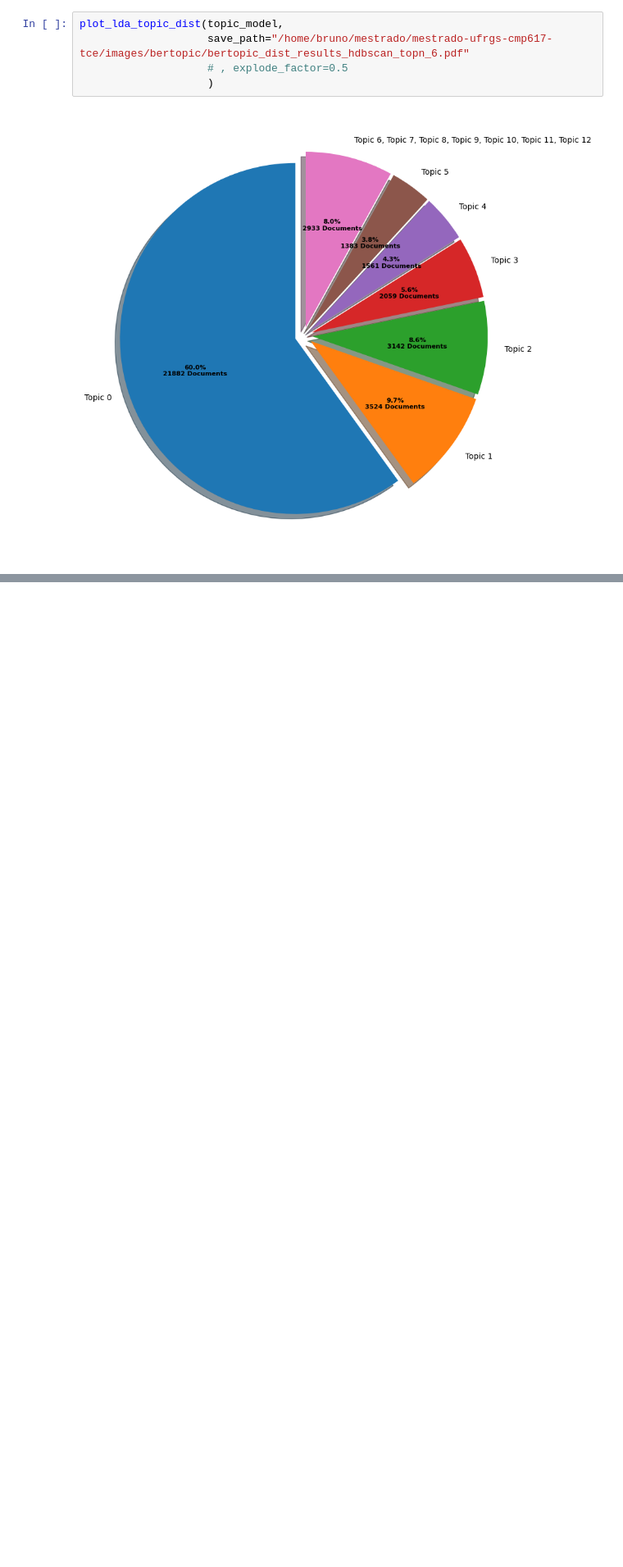
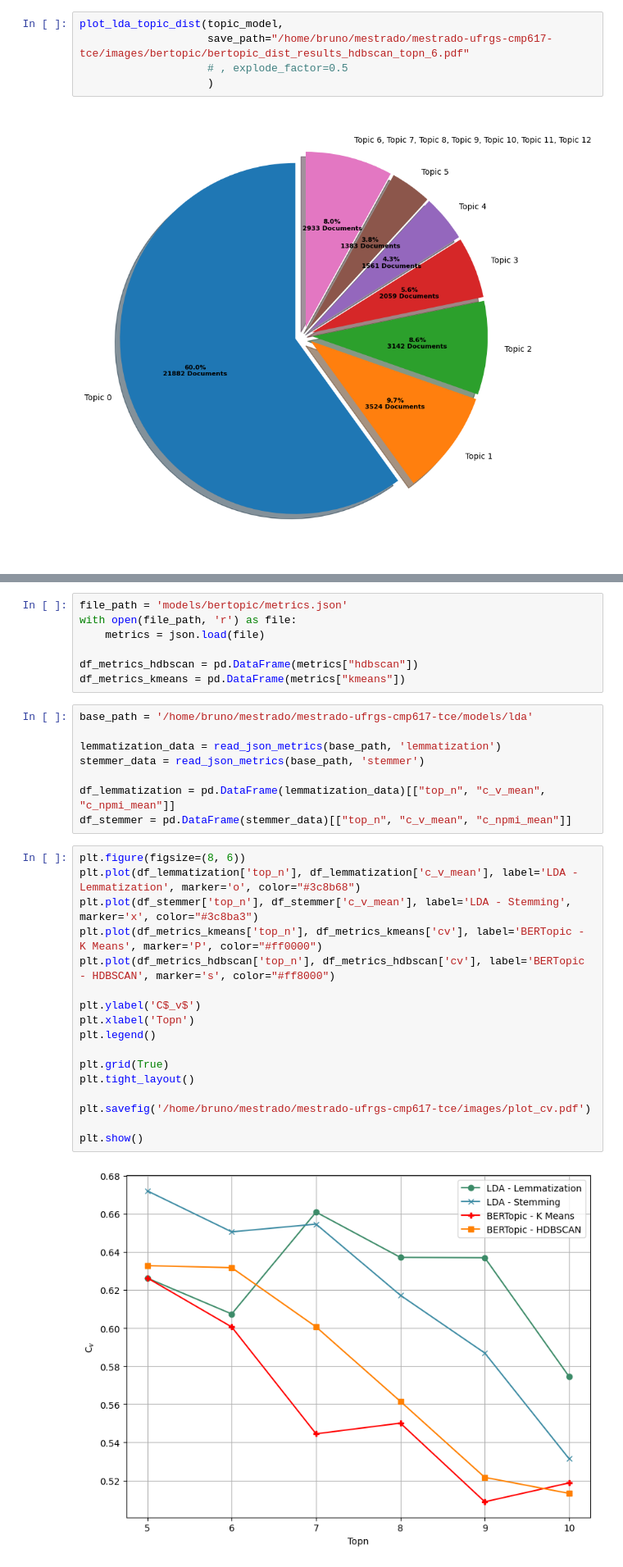
Before and after one commit to brunodifranco/mestrado-ufrgs-cmp617-tce, a Jupyter notebook: research/5_plot_bertopic_opt.ipynb, the cells around one changed output, grey strips where cells are left out. Shown at 82% size. Cells and saved outputs as stored; diff of their text form; blank space fills up the shorter version.

Commit message:
UPDATE: bertopic and lda plots together

```diff
--- a/research/5_plot_bertopic_opt.ipynb
+++ b/research/5_plot_bertopic_opt.ipynb
@@ -276,0 +262,34 @@ df_topic_model
+# %%
+file_path = 'models/bertopic/metrics.json'
+with open(file_path, 'r') as file:
+    metrics = json.load(file)
+
+df_metrics_hdbscan = pd.DataFrame(metrics["hdbscan"])
+df_metrics_kmeans = pd.DataFrame(metrics["kmeans"])
+# %%
+base_path = '/home/bruno/mestrado/mestrado-ufrgs-cmp617-tce/models/lda'
+
+lemmatization_data = read_json_metrics(base_path, 'lemmatization')
+stemmer_data = read_json_metrics(base_path, 'stemmer')
+
+df_lemmatization = pd.DataFrame(lemmatization_data)[["top_n", "c_v_mean", "c_npmi_mean"]]
+df_stemmer = pd.DataFrame(stemmer_data)[["top_n", "c_v_mean", "c_npmi_mean"]]
+# %%
+plt.figure(figsize=(8, 6))
+plt.plot(df_lemmatization['top_n'], df_lemmatization['c_v_mean'], label='LDA - Lemmatization', marker='o', color="#3c8b68")
+plt.plot(df_stemmer['top_n'], df_stemmer['c_v_mean'], label='LDA - Stemming', marker='x', color="#3c8ba3")
+plt.plot(df_metrics_kmeans['top_n'], df_metrics_kmeans['cv'], label='BERTopic - K Means', marker='P', color="#ff0000")
+plt.plot(df_metrics_hdbscan['top_n'], df_metrics_hdbscan['cv'], label='BERTopic - HDBSCAN', marker='s', color="#ff8000")
+
+plt.ylabel('C$_v$')
+plt.xlabel('Topn')
+plt.legend()
+
+plt.grid(True)
+plt.tight_layout()
+
+plt.savefig('/home/bruno/mestrado/mestrado-ufrgs-cmp617-tce/images/plot_cv.pdf')
+
+plt.show()
+# %% [output]
+[figure, added]
```
Also changed, not shown: parts of 8 cells of this notebook, 6 other files.
